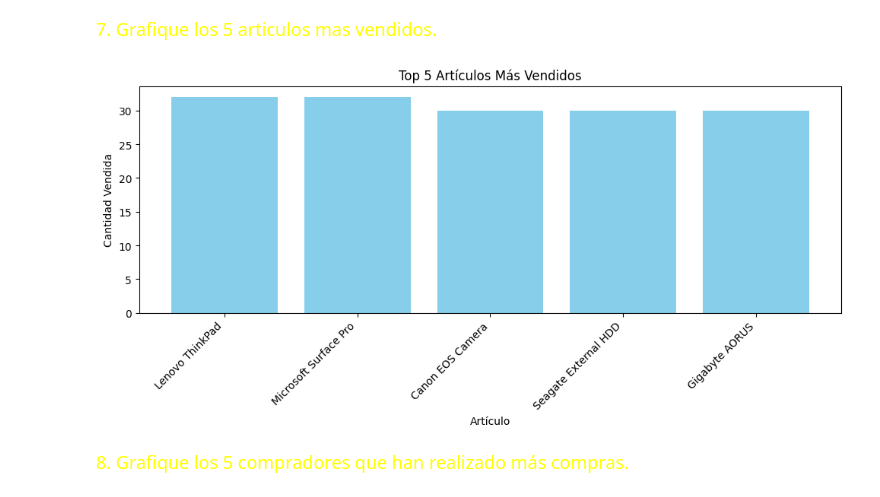
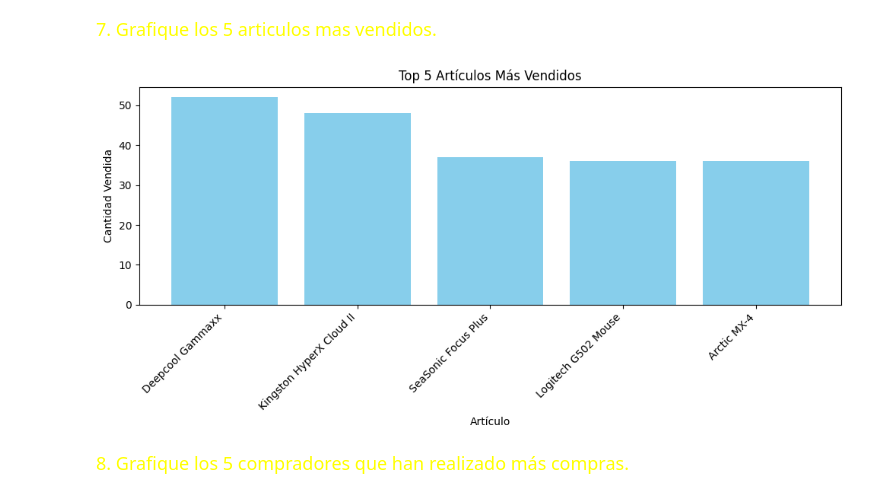
Before and after one commit to juan1jose3/pandas_stuff, a Jupyter notebook: P_SC_MOJO/proyectoSegundoCorteBDM/notebook/proyectoBDM.ipynb, the cells around one changed output. Cells and saved outputs as stored; diff of their text form; code cells hidden in the pictures.

```diff
--- a/P_SC_MOJO/proyectoSegundoCorteBDM/notebook/proyectoBDM.ipynb
+++ b/P_SC_MOJO/proyectoSegundoCorteBDM/notebook/proyectoBDM.ipynb
@@ -396,32 +396,32 @@ conexion.close()
 # %%
 # Conectar a la base de datos
 conexion = sqlite3.connect(DB_PATH)
 
 # Ejecutar la consulta y cargar los datos en un DataFrame
 consulta = """
-    SELECT a.nombreArticulo, SUM(v.cantidadProductos) AS total_vendido
+    SELECT a.nombreArticulo, COUNT(v.cantidadProductos) AS total_vendido
     FROM ventas v
     JOIN articulos a ON v.idArticulo = a.idArticulo
-    GROUP BY a.idArticulo
+    GROUP BY a.nombreArticulo
     ORDER BY total_vendido DESC
     LIMIT 5
 """
 df = pd.read_sql_query(consulta, conexion)
 
 # Cerrar la conexión
 conexion.close()
 
 # Graficar los datos
 plt.figure(figsize=(10, 5))
 plt.bar(df['nombreArticulo'], df['total_vendido'], color='skyblue')
 plt.ylabel('Cantidad Vendida')
 plt.xlabel('Artículo')
 plt.title('Top 5 Artículos Más Vendidos')
 plt.xticks(rotation=45, ha='right')
 plt.tight_layout()
 plt.show()
 # %% [output]
-[figure, old version]
+[figure, new version]
 # %% [markdown]
 <font color="yellow" size = "4" face = "small fonts">8. Grafique los 5 compradores que han realizado más compras.</font></center><br>
 # %%
```
Also changed, not shown: parts of 1 cell of this notebook, 1 other file.
